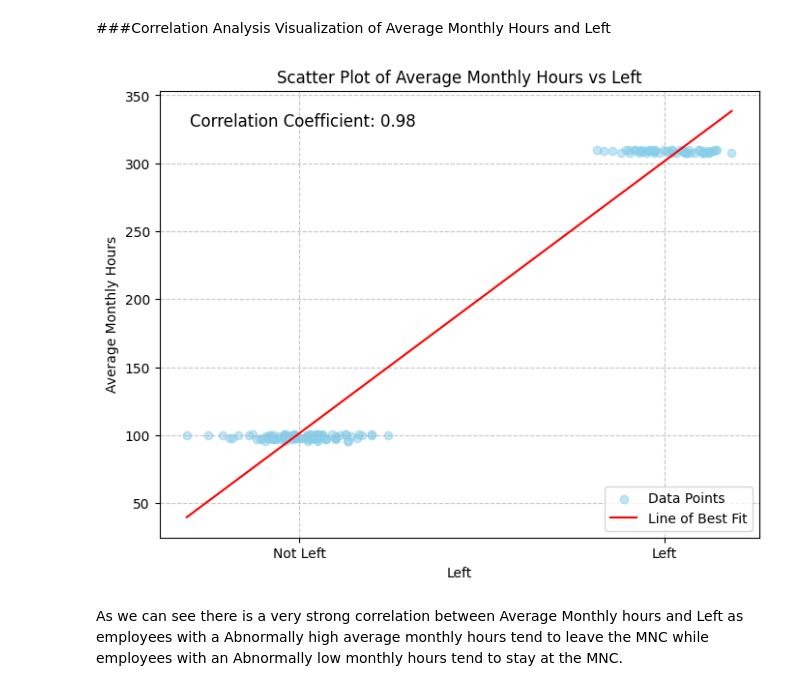
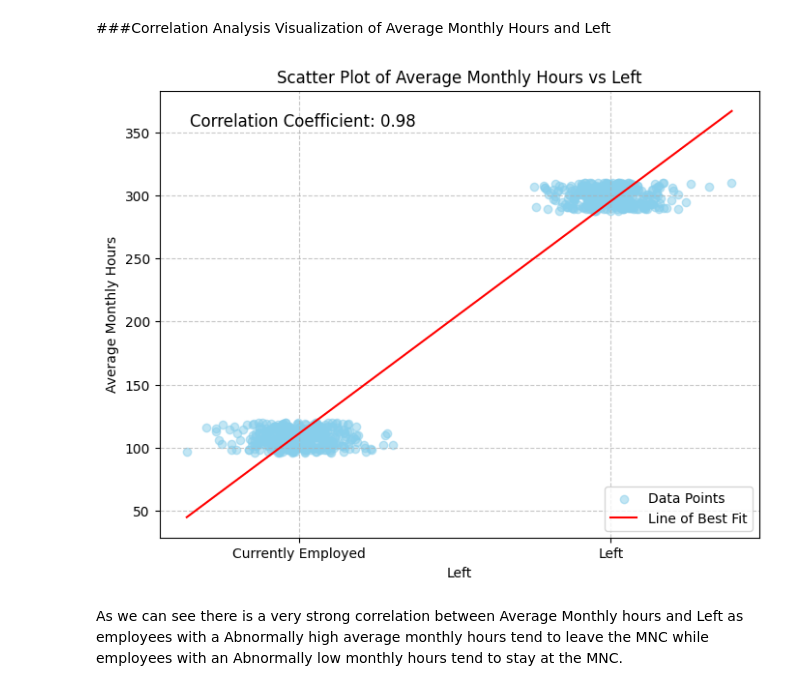
Before and after one commit to BigDataAnalytics-Group-B/comp3610-Project-Group-B, a Jupyter notebook: ProjectFiles/Notebooks/anomaly_detection.ipynb, the cells around one changed output. Cells and saved outputs as stored; diff of their text form; code cells hidden in the pictures.

```diff
--- a/ProjectFiles/Notebooks/anomaly_detection.ipynb
+++ b/ProjectFiles/Notebooks/anomaly_detection.ipynb
@@ -119,7 +120,7 @@ With the isolation forest, we have to determine a contamination value which is t
 work_hours = data['average_monthly_hours'].values.reshape(-1, 1)
 
 # Define parameters for grid search
-param_grid = {'contamination': [0.01, 0.02, 0.03, 0.04, 0.05]}
+param_grid = {'contamination': [0.05,0.06,0.07,0.08,0.09,0.1]}
 
 # Initialize Isolation Forest model
 model = IsolationForest()
@@ -427,26 +436,26 @@ Based on the value obtained there is a strong correlation between Average Monthl
 # %%
 jittered_left = final_anomaly['left'] + np.random.normal(0, 0.1, size=len(final_anomaly))
 
 # Calculate correlation coefficient
 correlation_coefficient = np.corrcoef(jittered_left, final_anomaly['average_monthly_hours'])[0, 1]
 
 # Perform linear regression
 slope, intercept, _, _, _ = linregress(jittered_left, final_anomaly['average_monthly_hours'])
 
 # Plotting
 plt.figure(figsize=(8, 6))
 plt.scatter(jittered_left, final_anomaly['average_monthly_hours'], alpha=0.5, color='skyblue', label='Data Points')
 plt.plot(np.unique(jittered_left), np.poly1d(np.polyfit(jittered_left, final_anomaly['average_monthly_hours'], 1))(np.unique(jittered_left)), color='red', label='Line of Best Fit')
 plt.title('Scatter Plot of Average Monthly Hours vs Left')
 plt.xlabel('Left')
 plt.ylabel('Average Monthly Hours')
-plt.xticks([0, 1], ['Not Left', 'Left'])
+plt.xticks([0, 1], ['Currently Employed', 'Left'])
 plt.grid(True, linestyle='--', alpha=0.7)
 plt.text(0.05, 0.95, f'Correlation Coefficient: {correlation_coefficient:.2f}', transform=plt.gca().transAxes, fontsize=12, verticalalignment='top')
 plt.legend(loc='lower right')
 plt.show()
 # %% [output]
-[figure, old version]
+[figure, new version]
 # %% [markdown]
 As we can see there is a very strong correlation between Average Monthly hours and Left as employees with a Abnormally high average monthly hours tend to leave the MNC while employees with an Abnormally low monthly hours tend to stay at the MNC.
 # %% [markdown]
```
Also changed, not shown: parts of 28 cells of this notebook.
